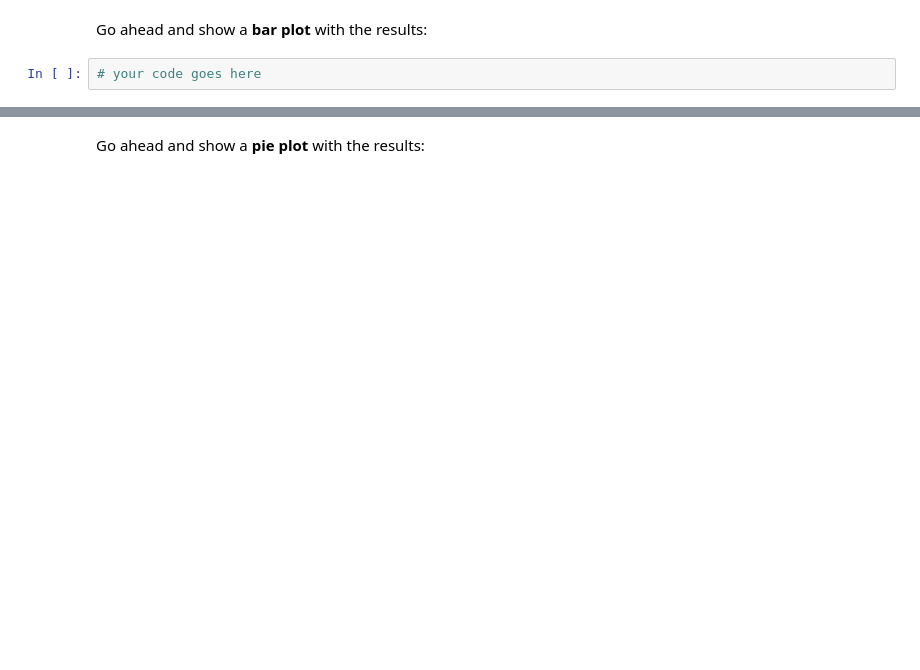
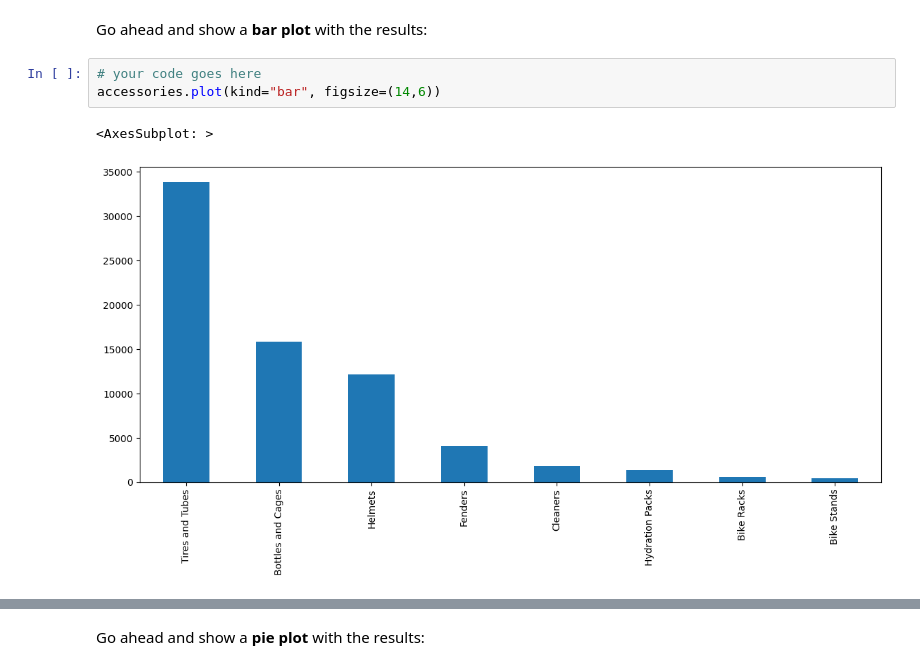
Before and after one commit to marcelox024/FreeCodeCamp-Pandas-Real-Life-Example, a Jupyter notebook: Exercises_1.ipynb, the cells around one changed output, grey strips where cells are left out. Cells and saved outputs as stored; diff of their text form; blank space fills up the shorter version.

```diff
--- a/Exercises_1.ipynb
+++ b/Exercises_1.ipynb
@@ -465,5 +593,9 @@ accessories
 Go ahead and show a <b>bar plot</b> with the results:
 # %%
 # your code goes here
+accessories.plot(kind="bar", figsize=(14,6))
+# %% [output]
+<AxesSubplot: >
+[figure, added]
 # %%
 accessories.plot(kind='bar', figsize=(14,6))
```
Also changed, not shown: parts of 48 cells of this notebook.
